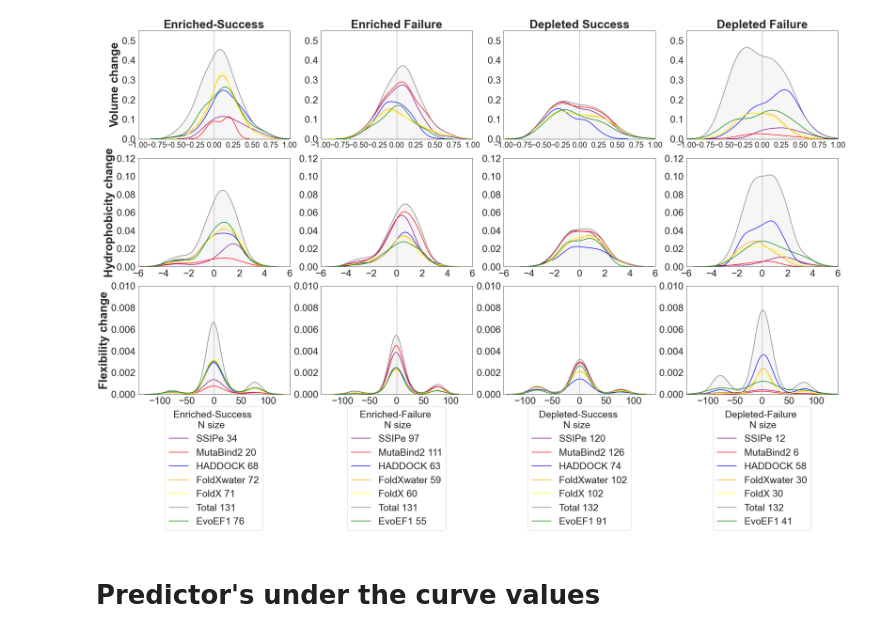
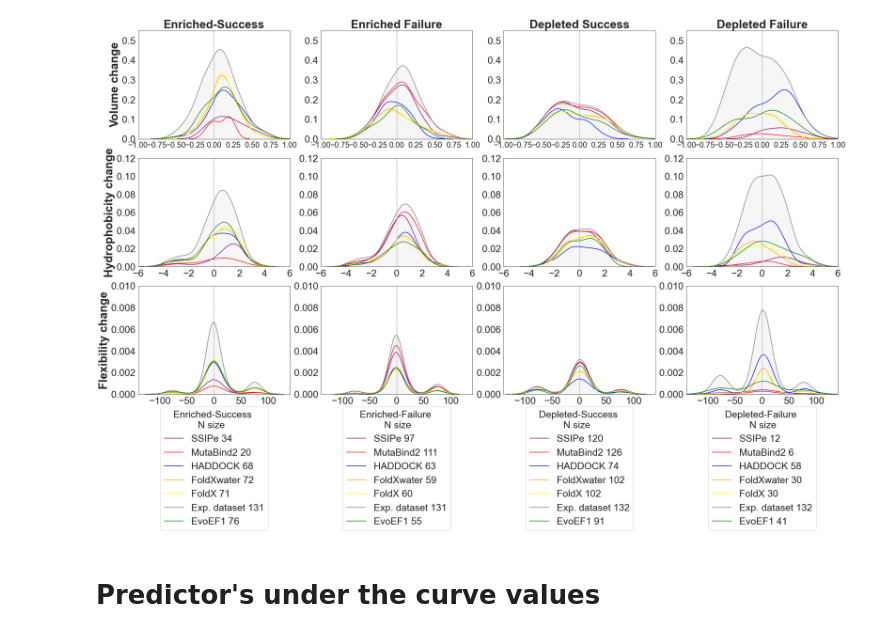
Before and after one commit to CSB-KaracaLab/RBD-ACE2-MutBench, a Jupyter notebook: Scripts/Python_notebooks/Metric_volume_hydrophobicity_flexibility_change.ipynb, the cells around one changed output. Saved outputs shown, nothing was run; the diff lists cells and outputs as text; code cells hidden in the pictures.

```diff
--- a/Scripts/Python_notebooks/Metric_volume_hydrophobicity_flexibility_change.ipynb
+++ b/Scripts/Python_notebooks/Metric_volume_hydrophobicity_flexibility_change.ipynb
@@ -163,7 +165,7 @@ plt.ylim(0,0.01)
 plt.xlim(-140,140)
 plt.xticks(fontsize=25)
 plt.yticks(fontsize=25)
-plt.legend(labels=['SSIPe 34', 'MutaBind2 20', 'HADDOCK 68', 'FoldXwater 72', 'FoldX 71', 'Total 131', 'EvoEF1 76'], title='Enriched-Success \n         N size',title_fontsize=25,fontsize=25, loc=8, bbox_to_anchor=(0.5, -1.3))
+plt.legend(labels=['SSIPe 34', 'MutaBind2 20', 'HADDOCK 68', 'FoldXwater 72', 'FoldX 71', 'Exp. dataset 131', 'EvoEF1 76'], title='Enriched-Success \n         N size',title_fontsize=25,fontsize=25, loc=8, bbox_to_anchor=(0.5, -1.3))
 
 
 plt.subplot(3,4,10)
@@ -178,42 +180,42 @@ plt.ylim(0,0.01)
 plt.xlim(-140,140)
 plt.xticks(fontsize=25)
 plt.yticks(fontsize=25)
-plt.legend(labels=['SSIPe 97', 'MutaBind2 111', 'HADDOCK 63', 'FoldXwater 59', 'FoldX 60', 'Total 131', 'EvoEF1 55'], title='Enriched-Failure \n         N size',title_fontsize=25,fontsize=25, loc=8, bbox_to_anchor=(0.5, -1.3))
+plt.legend(labels=['SSIPe 97', 'MutaBind2 111', 'HADDOCK 63', 'FoldXwater 59', 'FoldX 60', 'Exp. dataset 131', 'EvoEF1 55'], title='Enriched-Failure \n         N size',title_fontsize=25,fontsize=25, loc=8, bbox_to_anchor=(0.5, -1.3))
 
 
 plt.subplot(3,4,11)
 g = sns.kdeplot(data=Depleted_Success_dataset, x=quantity, hue="predictor", palette=color,legend=False)
 x = g.lines[-2].get_xdata()
 y = g.lines[-2].get_ydata()
 g.fill_between(x, 0, y, color='gray', alpha=0.07)
 plt.axvline(0, color = 'gray', linestyle = 'dashed', linewidth = 1)
 plt.ylabel('')
 plt.xlabel('')
 plt.ylim(0,0.01)
 plt.xlim(-140,140)
 plt.xticks(fontsize=25)
 plt.yticks(fontsize=25)
-plt.legend(labels=['SSIPe 120', 'MutaBind2 126', 'HADDOCK 74', 'FoldXwater 102', 'FoldX 102', 'Total 132', 'EvoEF1 91'], title='Depleted-Success \n         N size',title_fontsize=25,fontsize=25,loc=8, bbox_to_anchor=(0.5, -1.3))
+plt.legend(labels=['SSIPe 120', 'MutaBind2 126', 'HADDOCK 74', 'FoldXwater 102', 'FoldX 102', 'Exp. dataset 132', 'EvoEF1 91'], title='Depleted-Success \n         N size',title_fontsize=25,fontsize=25,loc=8, bbox_to_anchor=(0.5, -1.3))
 
 
 plt.subplot(3,4,12)
 g = sns.kdeplot(data=Depleted_Failure_dataset, x=quantity, hue="predictor", palette=color, legend=False)
 x = g.lines[-2].get_xdata()
 y = g.lines[-2].get_ydata()
 g.fill_between(x, 0, y, color='gray', alpha=0.07)
 plt.axvline(0, color = 'gray', linestyle = 'dashed', linewidth = 1)
 plt.xlabel('')
 plt.ylabel('')
 plt.ylim(0,0.01)
 plt.xlim(-140,140)
 plt.tight_layout()
 plt.xticks(fontsize=25)
 plt.yticks(fontsize=25)
-plt.legend(labels=['SSIPe 12', 'MutaBind2 6', 'HADDOCK 58', 'FoldXwater 30', 'FoldX 30', 'Total 132','EvoEF1 41'], title='Depleted-Failure \n         N size',title_fontsize=25,fontsize=25, loc=8, bbox_to_anchor=(0.5, -1.3))
+plt.legend(labels=['SSIPe 12', 'MutaBind2 6', 'HADDOCK 58', 'FoldXwater 30', 'FoldX 30', 'Exp. dataset 132','EvoEF1 41'], title='Depleted-Failure \n         N size',title_fontsize=25,fontsize=25, loc=8, bbox_to_anchor=(0.5, -1.3))
 
 plt.savefig('Volume_hydrophobicity_flexibility_change_figure.svg', bbox_inches='tight')
 # %% [output]
-[figure, old version]
+[figure, new version]
 # %% [markdown]
 # Predictor's under the curve values
 # %%
```
Also changed, not shown: parts of 9 cells of this notebook, 3 other files.
